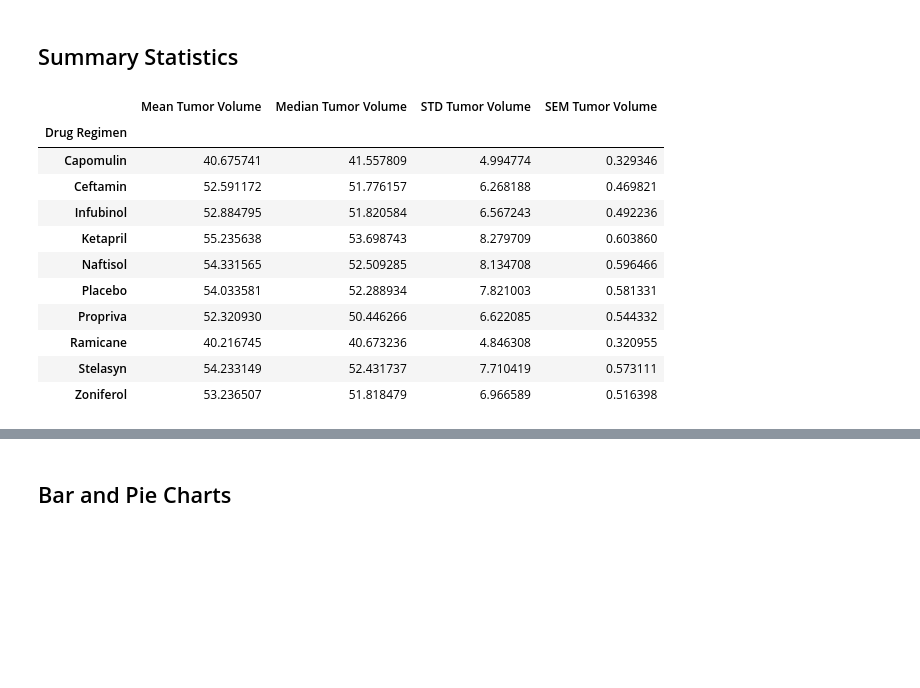
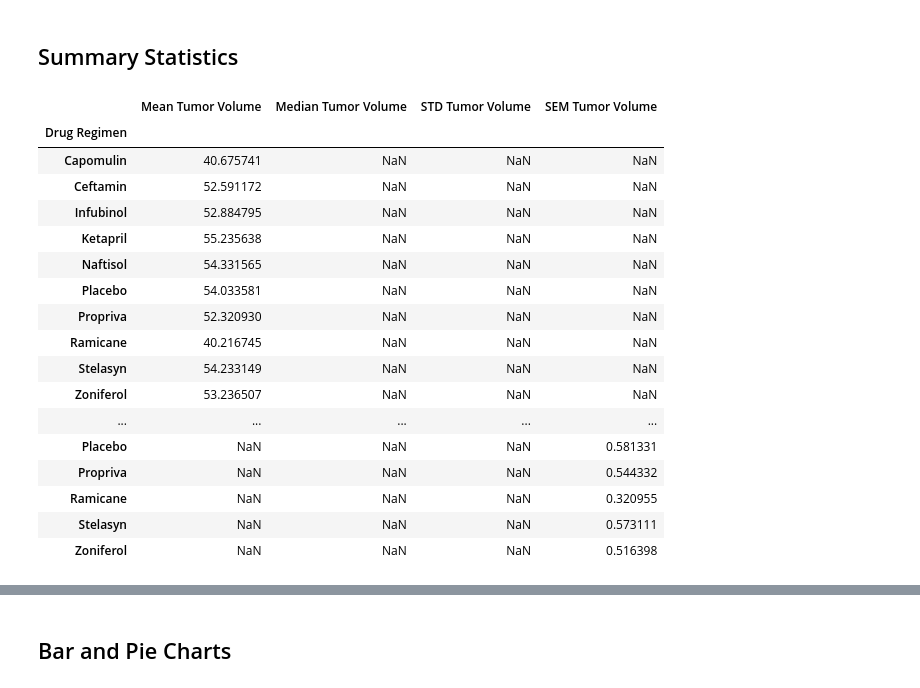
Before and after one commit to bjohnson90/matplotlib-challenge, a Jupyter notebook: Pymaceuticals/pymaceuticals_starter.ipynb, the cells around one changed output, grey strips where cells are left out. Cells and saved outputs as stored; diff of their text form; code cells hidden in the pictures; blank space fills up the shorter version.

```diff
--- a/Pymaceuticals/pymaceuticals_starter.ipynb
+++ b/Pymaceuticals/pymaceuticals_starter.ipynb
@@ -79,37 +79,43 @@ Cleaned Mouse Count is: 248
 # %%
 # Generate a summary statistics table of mean, median, variance, standard deviation, and SEM of the tumor volume for each regimen
 
 # Use groupby and summary statistical methods to calculate the following properties of each drug regimen:
 # mean, median, variance, standard deviation, and SEM of the tumor volume.
 # Generate mean of tumor volume
 mean_tumor_vol_by_drug = cleaned_mouse_data[['Drug Regimen', 'Tumor Volume (mm3)']].groupby('Drug Regimen').mean()
 mean_tumor_vol_by_drug = mean_tumor_vol_by_drug.rename(columns={'Tumor Volume (mm3)':'Mean Tumor Volume'})
 # Generate median of tumor volue
 median_tumor_vol_by_drug = cleaned_mouse_data[['Drug Regimen', 'Tumor Volume (mm3)']].groupby('Drug Regimen').median()
 median_tumor_vol_by_drug = median_tumor_vol_by_drug.rename(columns={'Tumor Volume (mm3)':'Median Tumor Volume'})
 # Generate std_dev of tumor volue
 std_tumor_vol_by_drug = cleaned_mouse_data[['Drug Regimen', 'Tumor Volume (mm3)']].groupby('Drug Regimen').std()
 std_tumor_vol_by_drug = std_tumor_vol_by_drug.rename(columns={'Tumor Volume (mm3)':'STD Tumor Volume'})
 # Generate standard error of mean of tumor volue
 sem_tumor_vol_by_drug = cleaned_mouse_data[['Drug Regimen', 'Tumor Volume (mm3)']].groupby('Drug Regimen').sem()
 sem_tumor_vol_by_drug = sem_tumor_vol_by_drug.rename(columns={'Tumor Volume (mm3)':'SEM Tumor Volume'})
 # Assemble the resulting series into a single summary dataframe.
-summary_data = pd.concat([mean_tumor_vol_by_drug,median_tumor_vol_by_drug,std_tumor_vol_by_drug,sem_tumor_vol_by_drug], axis=1)
+summary_data = pd.concat([mean_tumor_vol_by_drug,median_tumor_vol_by_drug,std_tumor_vol_by_drug,sem_tumor_vol_by_drug], axis=0)
 
 display(summary_data)
 # %% [output]
 |  | Mean Tumor Volume | Median Tumor Volume | STD Tumor Volume | SEM Tumor Volume |
 | Drug Regimen |  |  |  |  |
-| Capomulin | 40.675741 | 41.557809 | 4.994774 | 0.329346 |
-| Ceftamin | 52.591172 | 51.776157 | 6.268188 | 0.469821 |
-| Infubinol | 52.884795 | 51.820584 | 6.567243 | 0.492236 |
-| Ketapril | 55.235638 | 53.698743 | 8.279709 | 0.603860 |
-| Naftisol | 54.331565 | 52.509285 | 8.134708 | 0.596466 |
-| Placebo | 54.033581 | 52.288934 | 7.821003 | 0.581331 |
-| Propriva | 52.320930 | 50.446266 | 6.622085 | 0.544332 |
-| Ramicane | 40.216745 | 40.673236 | 4.846308 | 0.320955 |
-| Stelasyn | 54.233149 | 52.431737 | 7.710419 | 0.573111 |
-| Zoniferol | 53.236507 | 51.818479 | 6.966589 | 0.516398 |
+| Capomulin | 40.675741 | NaN | NaN | NaN |
+| Ceftamin | 52.591172 | NaN | NaN | NaN |
+| Infubinol | 52.884795 | NaN | NaN | NaN |
+| Ketapril | 55.235638 | NaN | NaN | NaN |
+| Naftisol | 54.331565 | NaN | NaN | NaN |
+| Placebo | 54.033581 | NaN | NaN | NaN |
+| Propriva | 52.320930 | NaN | NaN | NaN |
+| Ramicane | 40.216745 | NaN | NaN | NaN |
+| Stelasyn | 54.233149 | NaN | NaN | NaN |
+| Zoniferol | 53.236507 | NaN | NaN | NaN |
+| ... | ... | ... | ... | ... |
+| Placebo | NaN | NaN | NaN | 0.581331 |
+| Propriva | NaN | NaN | NaN | 0.544332 |
+| Ramicane | NaN | NaN | NaN | 0.320955 |
+| Stelasyn | NaN | NaN | NaN | 0.573111 |
+| Zoniferol | NaN | NaN | NaN | 0.516398 |
 # %%
 # Generate a summary statistics table of mean, median, variance, standard deviation, and SEM of the tumor volume for each regimen
 
```
Also changed, not shown: parts of 1 cell of this notebook.
